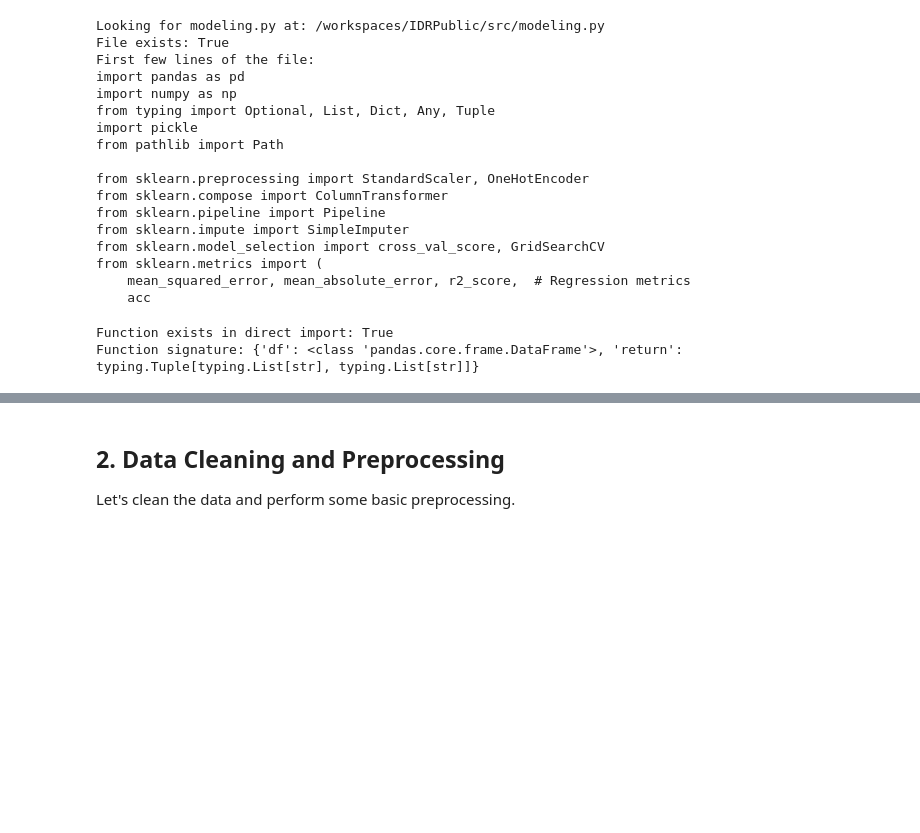
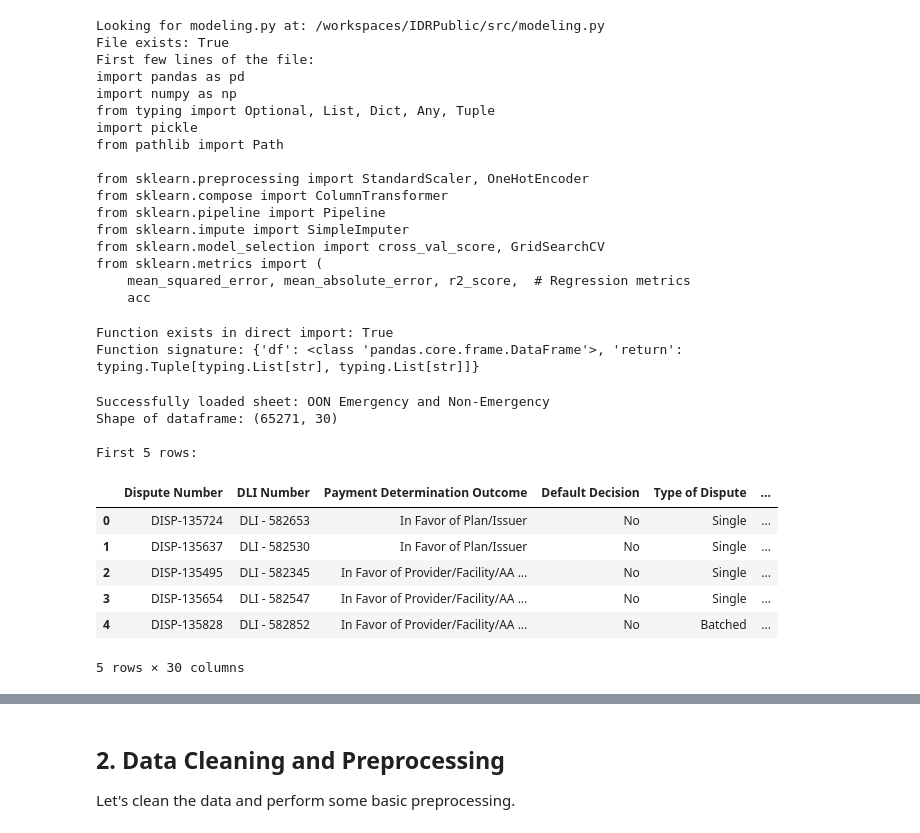
Before and after one commit to wesleycoates/IDRPublic, a Jupyter notebook: notebooks/exploration.ipynb, the cells around one changed output, grey strips where cells are left out. Cells and saved outputs as stored; diff of their text form; code cells hidden in the pictures; blank space fills up the shorter version.

```diff
--- a/notebooks/exploration.ipynb
+++ b/notebooks/exploration.ipynb
@@ -128,0 +114,26 @@ except Exception as e:
+# %%
+# Load Excel file
+file_path = "../data/raw/2023-q1-federal-idr-puf.xlsx"
+
+
+# Reading in the second sheet
+sheet_name = 'OON Emergency and Non-Emergency'
+df = pd.read_excel(file_path, sheet_name=sheet_name)
+
+# Display the first few rows to confirm it worked
+print(f"Successfully loaded sheet: {sheet_name}")
+print(f"Shape of dataframe: {df.shape}")
+print("\nFirst 5 rows:")
+df.head()
+# %% [output]
+Successfully loaded sheet: OON Emergency and Non-Emergency
+Shape of dataframe: (65271, 30)
+
+First 5 rows:
+|  | Dispute Number | DLI Number | Payment Determination Outcome | Default Decision | Type of Dispute | ... |
+| 0 | DISP-135724 | DLI - 582653 | In Favor of Plan/Issuer | No | Single | ... |
+| 1 | DISP-135637 | DLI - 582530 | In Favor of Plan/Issuer | No | Single | ... |
+| 2 | DISP-135495 | DLI - 582345 | In Favor of Provider/Facility/AA ... | No | Single | ... |
+| 3 | DISP-135654 | DLI - 582547 | In Favor of Provider/Facility/AA ... | No | Single | ... |
+| 4 | DISP-135828 | DLI - 582852 | In Favor of Provider/Facility/AA ... | No | Batched | ... |
+5 rows × 30 columns
```
Also changed, not shown: parts of 2 cells of this notebook.
